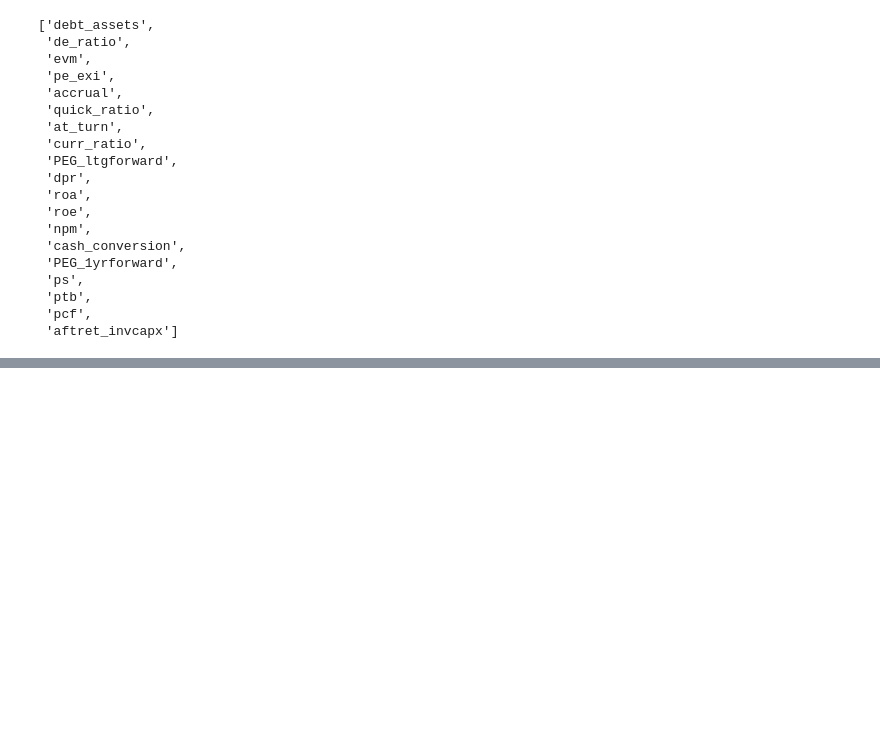
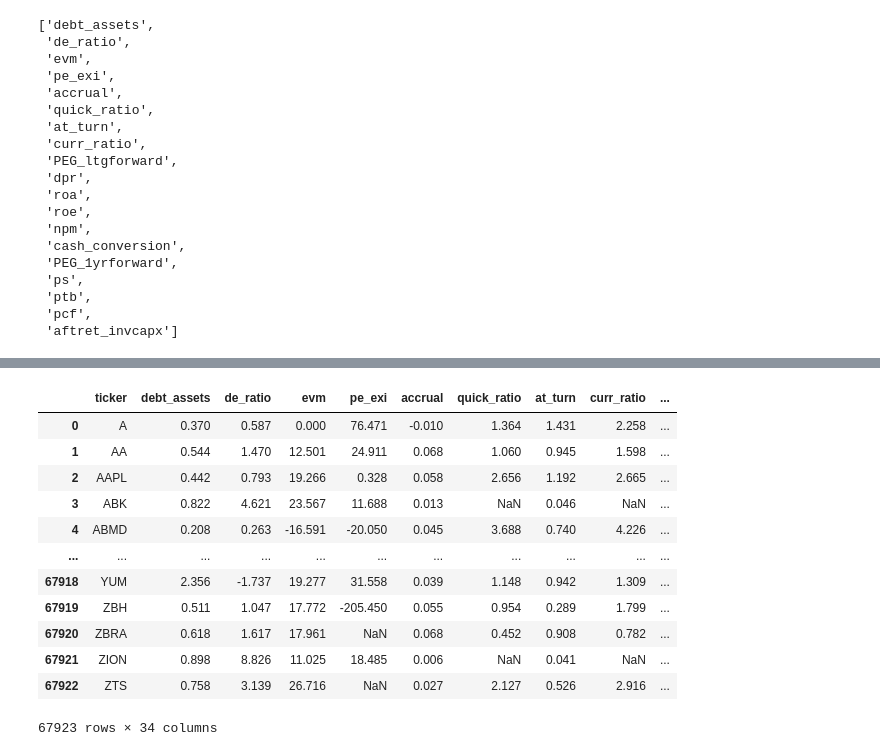
Before and after one commit to pyliut/CSMOM_HT22, a Jupyter notebook: DataFormatting_TomLiu.ipynb, the cells around one changed output, grey strips where cells are left out. Cells and saved outputs as stored; diff of their text form; code cells hidden in the pictures; blank space fills up the shorter version.

```diff
--- a/DataFormatting_TomLiu.ipynb
+++ b/DataFormatting_TomLiu.ipynb
@@ -566,0 +652,5 @@ macro = ["CPI", "FedFundsTargetRate", "GDP", "MedianHomeSalesPrice",
+# %%
+ratio = "Estimates"
+readname = "FundamentalData/df_Analyst" + ratio + ".pkl"
+df_temp = pd.read_pickle(readname)
+df_temp
@@ -566,0 +671,8 @@ macro = ["CPI", "FedFundsTargetRate", "GDP", "MedianHomeSalesPrice",
+# %%
+df_temp["NUMUP4W"] = df_temp["NUMUP4W"]/df_temp["NUMEST"]   #use 4 weeks since there are granularity issues with 1M (e.g. NUMDOWN1M > NUMEST for index 180834)
+df_temp["NUMDOWN4W"] = df_temp["NUMDOWN4W"]/df_temp["NUMEST"]
+df_temp["STATPERS"] = pd.to_datetime(df_temp["STATPERS"])
+df_temp["month"] = df_temp["STATPERS"].dt.to_period("M")
+df_narrow = df_temp[["OFTIC", "month", "MEDPTG", "NUMUP4W", "NUMDOWN4W","NUMEST"]]
+df_narrow.columns = ["ticker", "month", "MEDPTG", "PCTUP4W", "PCTDOWN4W", "NUMEST"]
+df_narrow
@@ -566,0 +693,17 @@ macro = ["CPI", "FedFundsTargetRate", "GDP", "MedianHomeSalesPrice",
+# %%
+df_FundamentalMacroAnalyst = df_macro.merge(df_narrow, on = ["ticker", "month"], how = "inner")
+df_FundamentalMacroAnalyst
+# %% [output]
+|  | ticker | debt_assets | de_ratio | evm | pe_exi | accrual | quick_ratio | at_turn | curr_ratio | ... |
+| 0 | A | 0.370 | 0.587 | 0.000 | 76.471 | -0.010 | 1.364 | 1.431 | 2.258 | ... |
+| 1 | AA | 0.544 | 1.470 | 12.501 | 24.911 | 0.068 | 1.060 | 0.945 | 1.598 | ... |
+| 2 | AAPL | 0.442 | 0.793 | 19.266 | 0.328 | 0.058 | 2.656 | 1.192 | 2.665 | ... |
+| 3 | ABK | 0.822 | 4.621 | 23.567 | 11.688 | 0.013 | NaN | 0.046 | NaN | ... |
+| 4 | ABMD | 0.208 | 0.263 | -16.591 | -20.050 | 0.045 | 3.688 | 0.740 | 4.226 | ... |
+| ... | ... | ... | ... | ... | ... | ... | ... | ... | ... | ... |
+| 67918 | YUM | 2.356 | -1.737 | 19.277 | 31.558 | 0.039 | 1.148 | 0.942 | 1.309 | ... |
+| 67919 | ZBH | 0.511 | 1.047 | 17.772 | -205.450 | 0.055 | 0.954 | 0.289 | 1.799 | ... |
+| 67920 | ZBRA | 0.618 | 1.617 | 17.961 | NaN | 0.068 | 0.452 | 0.908 | 0.782 | ... |
+| 67921 | ZION | 0.898 | 8.826 | 11.025 | 18.485 | 0.006 | NaN | 0.041 | NaN | ... |
+| 67922 | ZTS | 0.758 | 3.139 | 26.716 | NaN | 0.027 | 2.127 | 0.526 | 2.916 | ... |
+67923 rows × 34 columns
```
Also changed, not shown: parts of 20 cells of this notebook.
